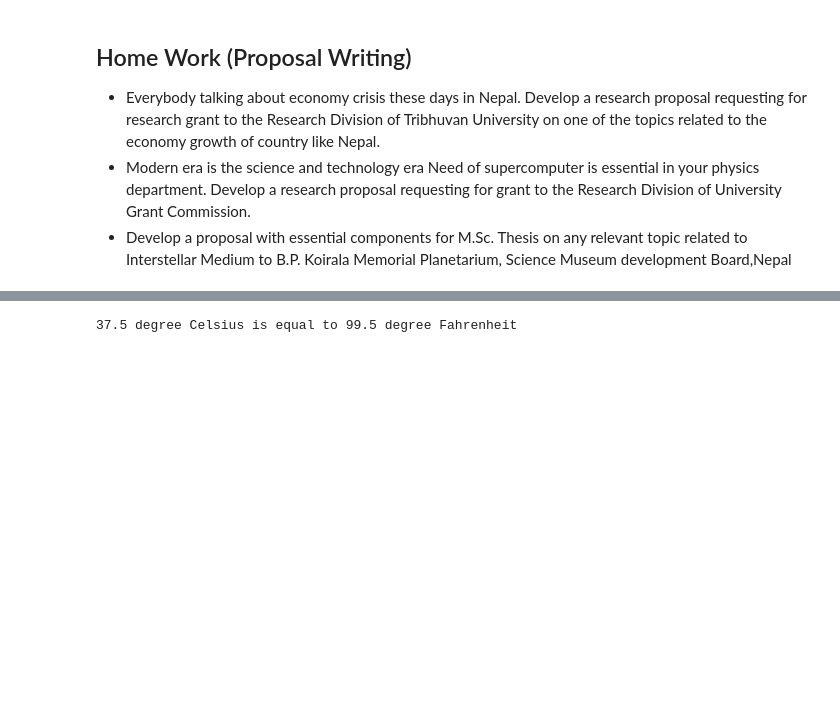
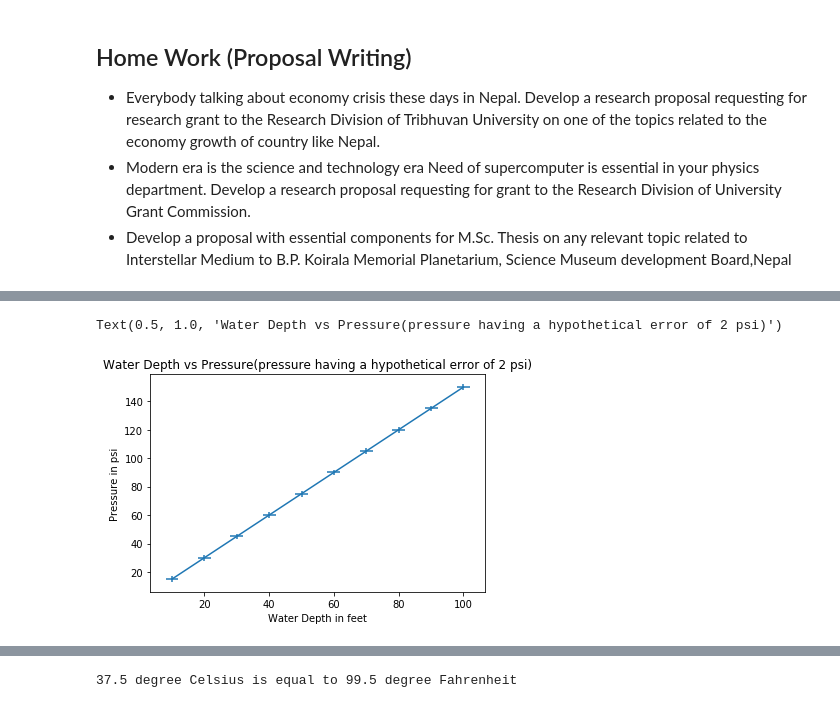
Before and after one commit to npshub/npshub.github.io, a Jupyter notebook: training/documentation/Intro Latex/Latex Introduction.ipynb, the cells around one changed output, grey strips where cells are left out. Drawn from its saved outputs; the diff is of its cells as text; code cells hidden in the pictures; blank space fills up the shorter version.

```diff
--- a/training/documentation/Intro Latex/Latex Introduction.ipynb
+++ b/training/documentation/Intro Latex/Latex Introduction.ipynb
@@ -159,0 +184,57 @@ plt.show()
+# %%
+import numpy as np
+
+import matplotlib.pyplot as plot
+
+
+
+# Depth data
+
+xData        = np.arange(10, 110, 10)
+
+
+
+multiplesOf  = 15
+
+dataCount    = 10
+
+
+
+# Water pressure data
+
+yData        = list(range(multiplesOf, (dataCount+1)*multiplesOf, multiplesOf))
+
+
+
+# Set error values for X axis and Y axis data
+
+xerror         = 2
+
+yerror         = 2
+
+
+
+# Draw the plot with error bars
+
+plot.errorbar(xData, yData, xerr=xerror, yerr=yerror, errorevery=1, markeredgewidth=10)
+
+
+
+# Set X axis label for the errorbar graph
+
+plot.xlabel('Water Depth in feet')
+
+
+
+# Set Y axis label for the errorbar graph
+
+plot.ylabel('Pressure in psi')
+
+
+
+# Set Title for the errorbar graph
+
+plot.title('Water Depth vs Pressure(pressure having a hypothetical error of 2 psi)')
+# %% [output]
+Text(0.5, 1.0, 'Water Depth vs Pressure(pressure having a hypothetical error of 2 psi)')
+[figure, added]
```
Also changed, not shown: parts of 8 cells of this notebook.
